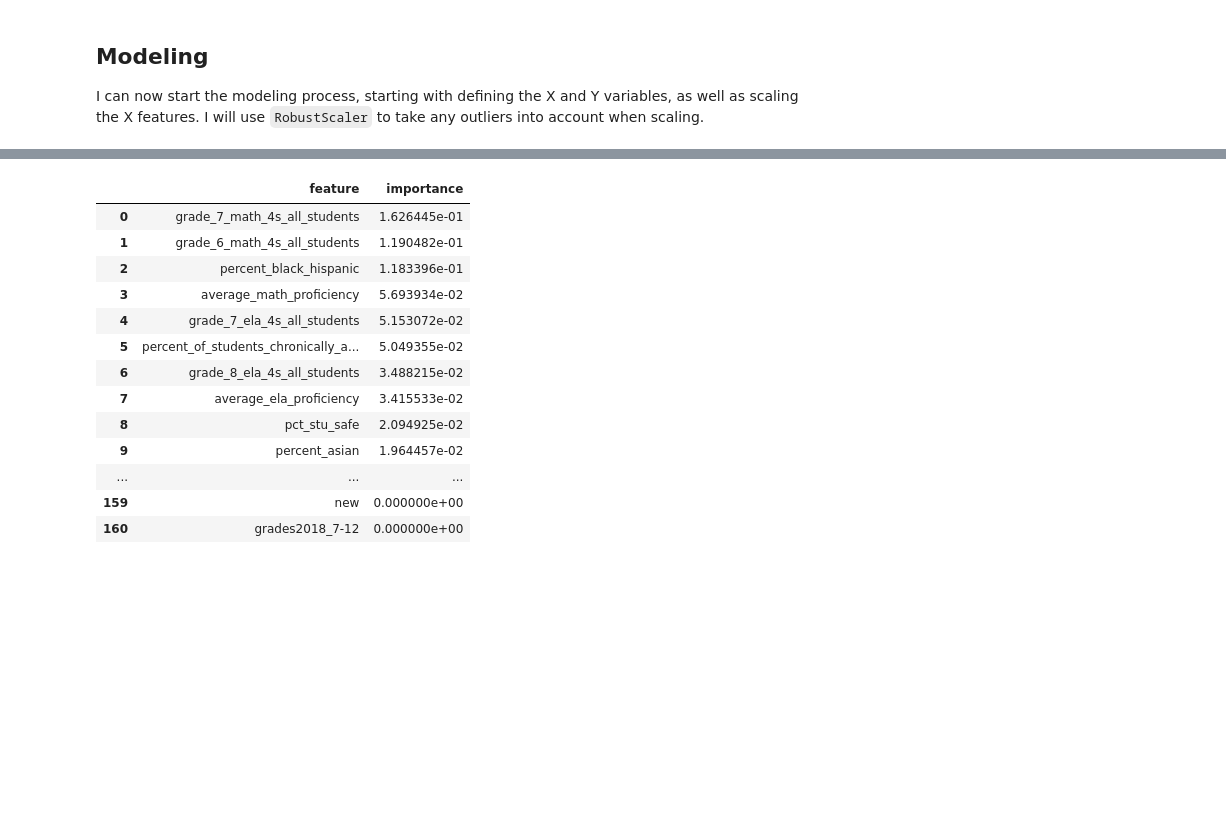
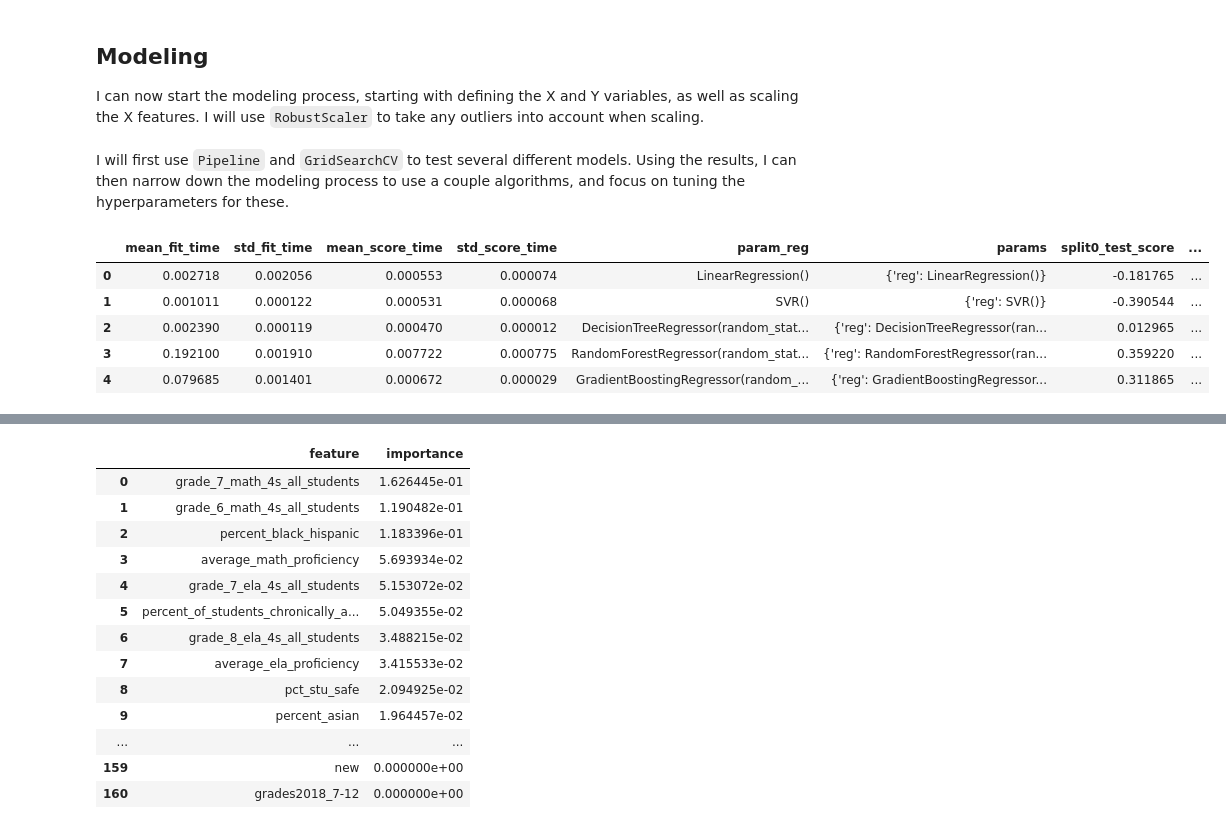
Before and after one commit to evanchen13/passnyc, a Jupyter notebook: passnyc.ipynb, the cells around one changed output, grey strips where cells are left out. Saved outputs shown, nothing was run; the diff lists cells and outputs as text; code cells hidden in the pictures; blank space fills up the shorter version.

```diff
--- a/passnyc.ipynb
+++ b/passnyc.ipynb
@@ -1906,4 +1908,30 @@ scaler = RobustScaler()
 X = scaler.fit_transform(X)
 Y = final_df.copy()
 Y = Y['prop_took_test']
+# %% [markdown]
+I will first use `Pipeline` and `GridSearchCV` to test several different models. Using the results, I can then narrow down the modeling process to use a couple algorithms, and focus on tuning the hyperparameters for these.
+# %%
+pipeline_general = Pipeline([('reg', LinearRegression())])
+
+params_general = {'reg': [
+    LinearRegression(),
+    SVR(),
+    DecisionTreeRegressor(random_state=42),
+    RandomForestRegressor(random_state=42),
+    GradientBoostingRegressor(random_state=42)
+]}
+
+cv_general = GridSearchCV(pipeline_general, params_general, scoring='r2')
+
+cv_general.fit(X, Y)
+
+cv_general_results = pd.DataFrame(cv_general.cv_results_)
+cv_general_results
+# %% [output]
+|  | mean_fit_time | std_fit_time | mean_score_time | std_score_time | param_reg | params | split0_test_score | ... |
+| 0 | 0.002718 | 0.002056 | 0.000553 | 0.000074 | LinearRegression() | {'reg': LinearRegression()} | -0.181765 | ... |
+| 1 | 0.001011 | 0.000122 | 0.000531 | 0.000068 | SVR() | {'reg': SVR()} | -0.390544 | ... |
+| 2 | 0.002390 | 0.000119 | 0.000470 | 0.000012 | DecisionTreeRegressor(random_stat... | {'reg': DecisionTreeRegressor(ran... | 0.012965 | ... |
+| 3 | 0.192100 | 0.001910 | 0.007722 | 0.000775 | RandomForestRegressor(random_stat... | {'reg': RandomForestRegressor(ran... | 0.359220 | ... |
+| 4 | 0.079685 | 0.001401 | 0.000672 | 0.000029 | GradientBoostingRegressor(random_... | {'reg': GradientBoostingRegressor... | 0.311865 | ... |
 # %% [markdown]
```
Also changed, not shown: parts of 14 cells of this notebook.
